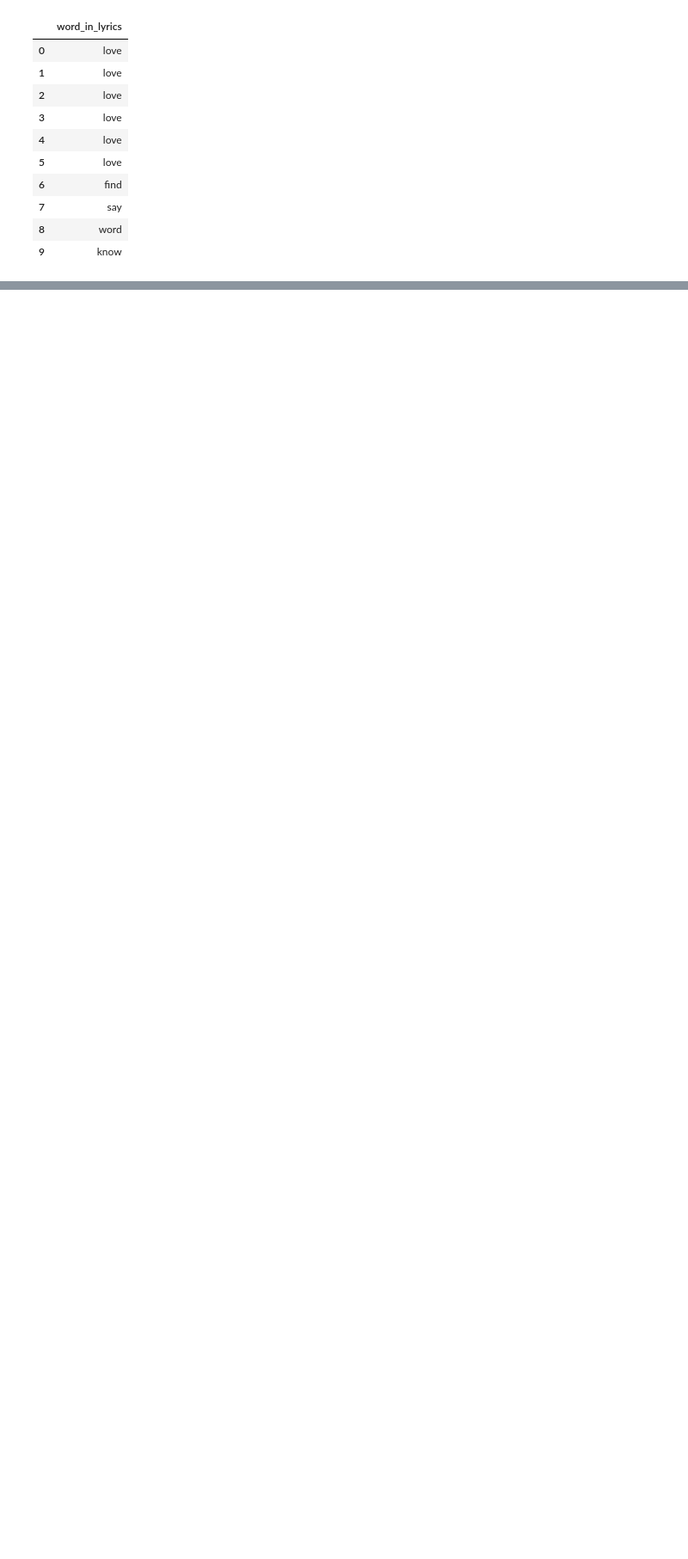
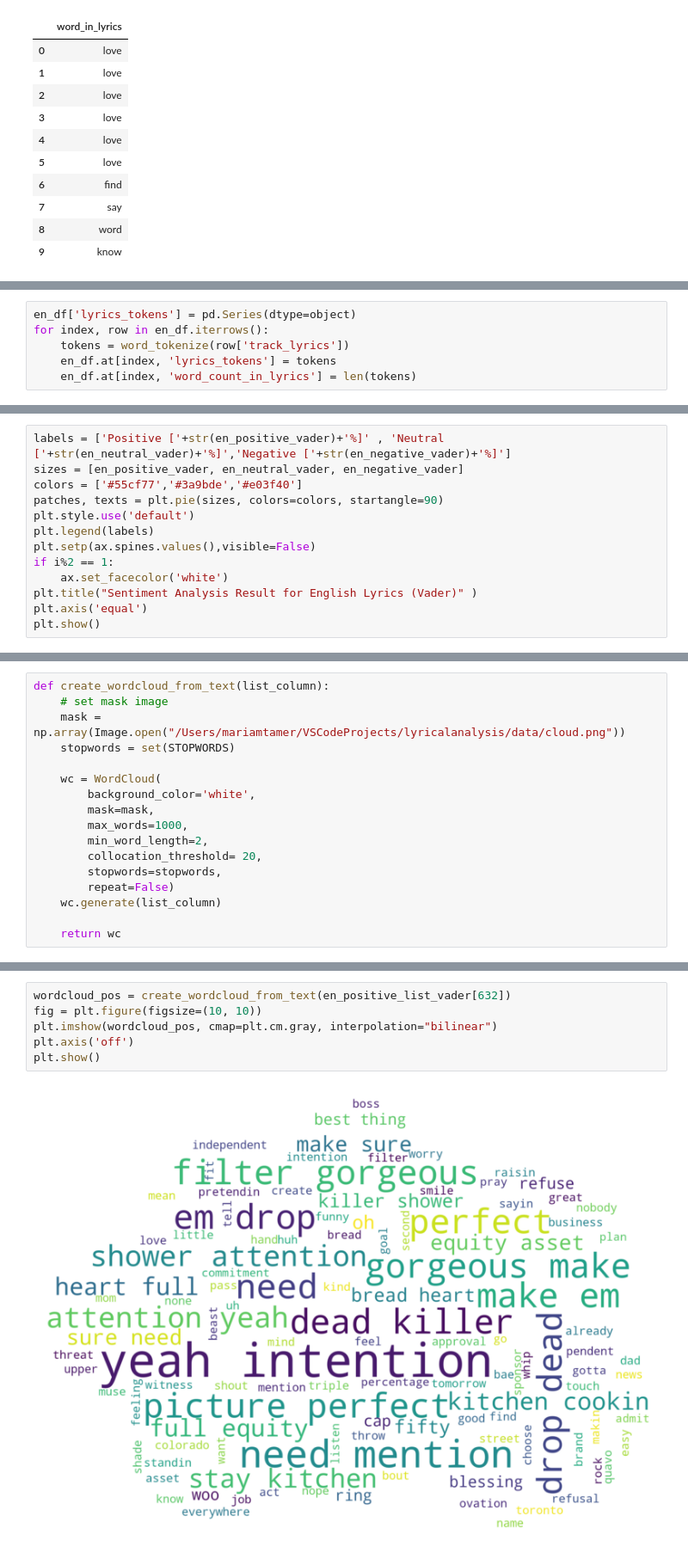
Before and after one commit to mariamabdelati/lyricalanalysis, a Jupyter notebook: 5_Sentiment_Analysis/track_lyrics_sentiment_analysis.ipynb, the cells around one changed output, grey strips where cells are left out. Shown at 86% size. Saved outputs shown, nothing was run; the diff lists cells and outputs as text; blank space fills up the shorter version.

```diff
--- a/5_Sentiment_Analysis/track_lyrics_sentiment_analysis.ipynb
+++ b/5_Sentiment_Analysis/track_lyrics_sentiment_analysis.ipynb
@@ -630,0 +515,6 @@ def senti(x):
+# %%
+en_df['lyrics_tokens'] = pd.Series(dtype=object)
+for index, row in en_df.iterrows():
+    tokens = word_tokenize(row['track_lyrics'])
+    en_df.at[index, 'lyrics_tokens'] = tokens
+    en_df.at[index, 'word_count_in_lyrics'] = len(tokens)
@@ -630,0 +748,13 @@ def senti(x):
+# %%
+labels = ['Positive ['+str(en_positive_vader)+'%]' , 'Neutral ['+str(en_neutral_vader)+'%]','Negative ['+str(en_negative_vader)+'%]']
+sizes = [en_positive_vader, en_neutral_vader, en_negative_vader]
+colors = ['#55cf77','#3a9bde','#e03f40']
+patches, texts = plt.pie(sizes, colors=colors, startangle=90)
+plt.style.use('default')
+plt.legend(labels)
+plt.setp(ax.spines.values(),visible=False)
+if i%2 == 1:
+    ax.set_facecolor('white')
+plt.title("Sentiment Analysis Result for English Lyrics (Vader)" )
+plt.axis('equal')
+plt.show()
@@ -630,0 +763,17 @@ def senti(x):
+# %%
+def create_wordcloud_from_text(list_column):
+    # set mask image
+    mask = np.array(Image.open("/Users/mariamtamer/VSCodeProjects/lyricalanalysis/data/cloud.png"))
+    stopwords = set(STOPWORDS)
+
+    wc = WordCloud(
+        background_color='white',
+        mask=mask,
+        max_words=1000,
+        min_word_length=2,
+        collocation_threshold= 20,
+        stopwords=stopwords,
+        repeat=False)
+    wc.generate(list_column)
+
+    return wc
@@ -630,0 +782,8 @@ def senti(x):
+# %%
+wordcloud_pos = create_wordcloud_from_text(en_positive_list_vader[632])
+fig = plt.figure(figsize=(10, 10))
+plt.imshow(wordcloud_pos, cmap=plt.cm.gray, interpolation="bilinear")
+plt.axis('off')
+plt.show()
+# %% [output]
+[figure, added]
```
Also changed, not shown: parts of 67 cells of this notebook, 1 other file.
